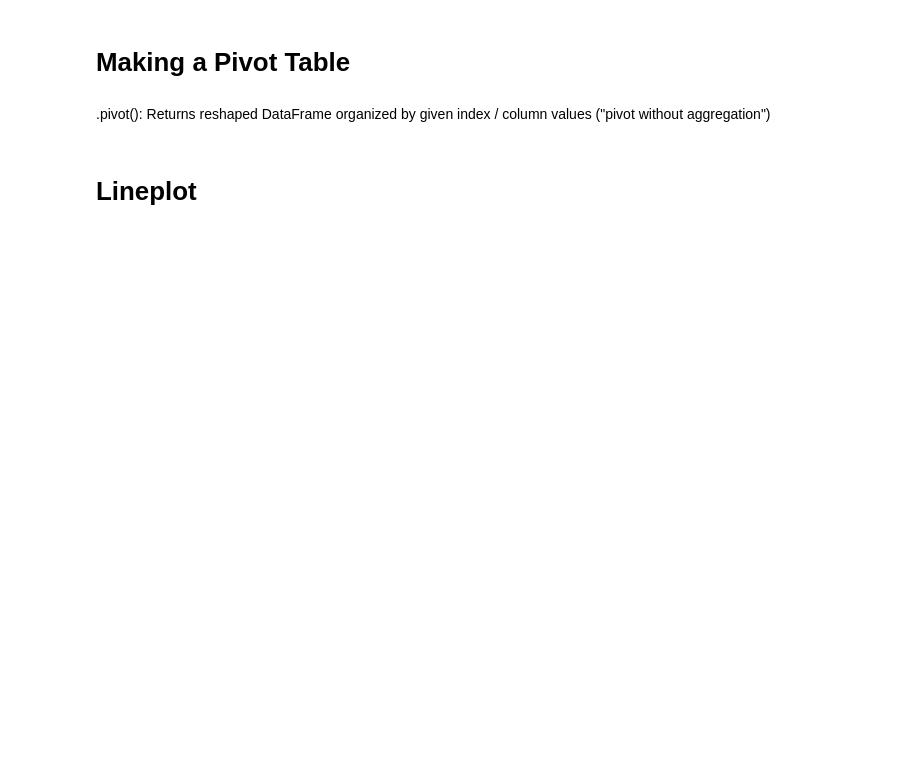
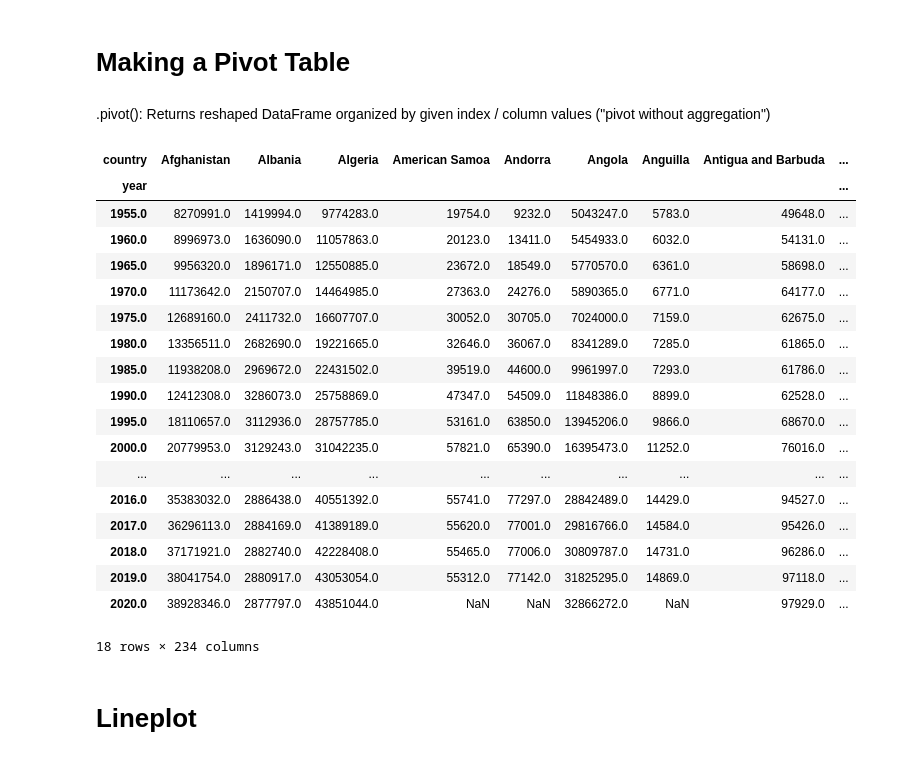
Before and after one commit to razmanov666/pandas_training, a Jupyter notebook: JN/07.Project 2 - Data Visualization/3.Save Plot and Export Pivot Table.ipynb, the cells around one changed output. Drawn from its saved outputs; the diff is of its cells as text; code cells hidden in the pictures; blank space fills up the shorter version.

```diff
--- a/JN/07.Project 2 - Data Visualization/3.Save Plot and Export Pivot Table.ipynb
+++ b/JN/07.Project 2 - Data Visualization/3.Save Plot and Export Pivot Table.ipynb
@@ -15,4 +30,26 @@ df_population_raw
 # %%
 # making a pivot table
+df_population_table = df_population_raw.pivot_table(index='year', columns="country", values="population")
+df_population_table
+# %% [output]
+| country | Afghanistan | Albania | Algeria | American Samoa | Andorra | Angola | Anguilla | Antigua and Barbuda | ... |
+| year |  |  |  |  |  |  |  |  | ... |
+| 1955.0 | 8270991.0 | 1419994.0 | 9774283.0 | 19754.0 | 9232.0 | 5043247.0 | 5783.0 | 49648.0 | ... |
+| 1960.0 | 8996973.0 | 1636090.0 | 11057863.0 | 20123.0 | 13411.0 | 5454933.0 | 6032.0 | 54131.0 | ... |
+| 1965.0 | 9956320.0 | 1896171.0 | 12550885.0 | 23672.0 | 18549.0 | 5770570.0 | 6361.0 | 58698.0 | ... |
+| 1970.0 | 11173642.0 | 2150707.0 | 14464985.0 | 27363.0 | 24276.0 | 5890365.0 | 6771.0 | 64177.0 | ... |
+| 1975.0 | 12689160.0 | 2411732.0 | 16607707.0 | 30052.0 | 30705.0 | 7024000.0 | 7159.0 | 62675.0 | ... |
+| 1980.0 | 13356511.0 | 2682690.0 | 19221665.0 | 32646.0 | 36067.0 | 8341289.0 | 7285.0 | 61865.0 | ... |
+| 1985.0 | 11938208.0 | 2969672.0 | 22431502.0 | 39519.0 | 44600.0 | 9961997.0 | 7293.0 | 61786.0 | ... |
+| 1990.0 | 12412308.0 | 3286073.0 | 25758869.0 | 47347.0 | 54509.0 | 11848386.0 | 8899.0 | 62528.0 | ... |
+| 1995.0 | 18110657.0 | 3112936.0 | 28757785.0 | 53161.0 | 63850.0 | 13945206.0 | 9866.0 | 68670.0 | ... |
+| 2000.0 | 20779953.0 | 3129243.0 | 31042235.0 | 57821.0 | 65390.0 | 16395473.0 | 11252.0 | 76016.0 | ... |
+| ... | ... | ... | ... | ... | ... | ... | ... | ... | ... |
+| 2016.0 | 35383032.0 | 2886438.0 | 40551392.0 | 55741.0 | 77297.0 | 28842489.0 | 14429.0 | 94527.0 | ... |
+| 2017.0 | 36296113.0 | 2884169.0 | 41389189.0 | 55620.0 | 77001.0 | 29816766.0 | 14584.0 | 95426.0 | ... |
+| 2018.0 | 37171921.0 | 2882740.0 | 42228408.0 | 55465.0 | 77006.0 | 30809787.0 | 14731.0 | 96286.0 | ... |
+| 2019.0 | 38041754.0 | 2880917.0 | 43053054.0 | 55312.0 | 77142.0 | 31825295.0 | 14869.0 | 97118.0 | ... |
+| 2020.0 | 38928346.0 | 2877797.0 | 43851044.0 | NaN | NaN | 32866272.0 | NaN | 97929.0 | ... |
+18 rows × 234 columns
 # %%
 # selecting some countries
```
Also changed, not shown: parts of 26 cells of this notebook, 2 other files.
